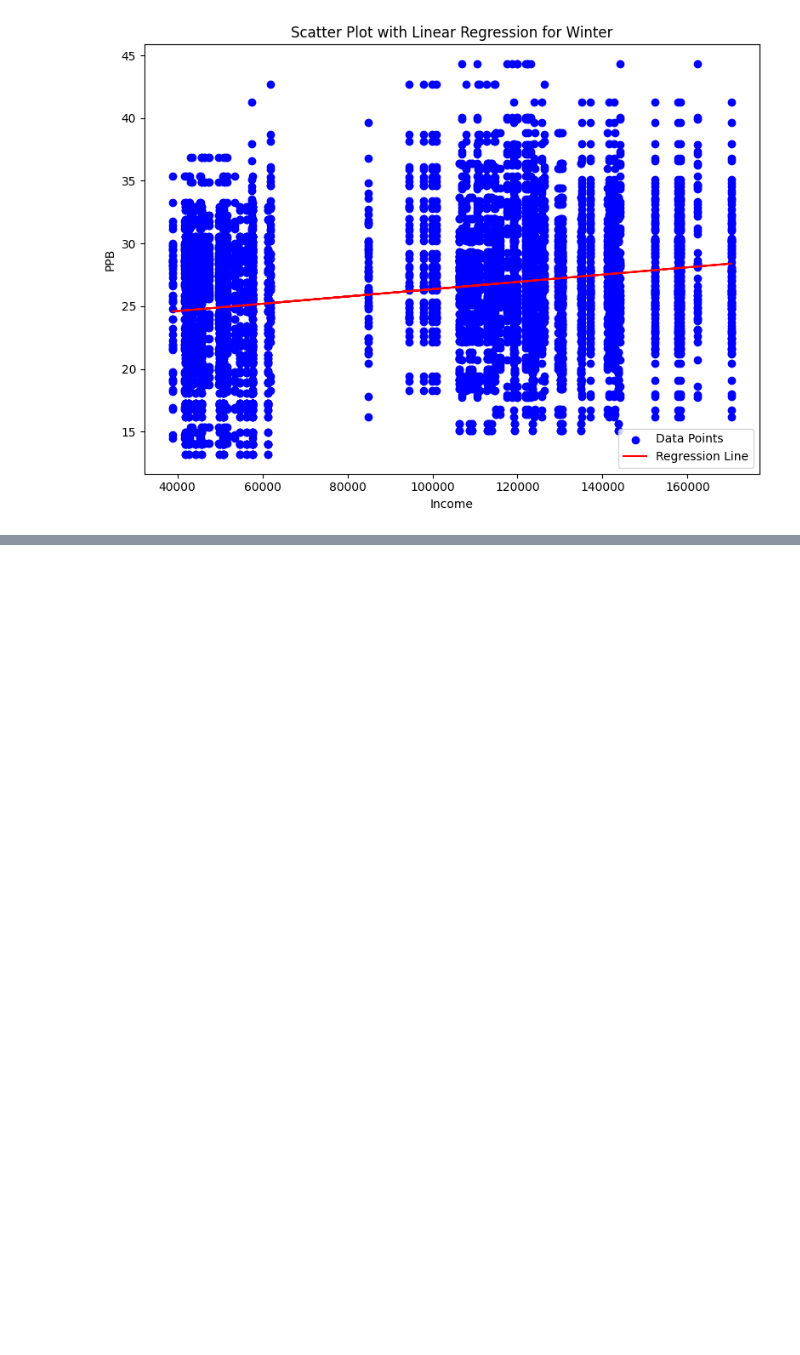
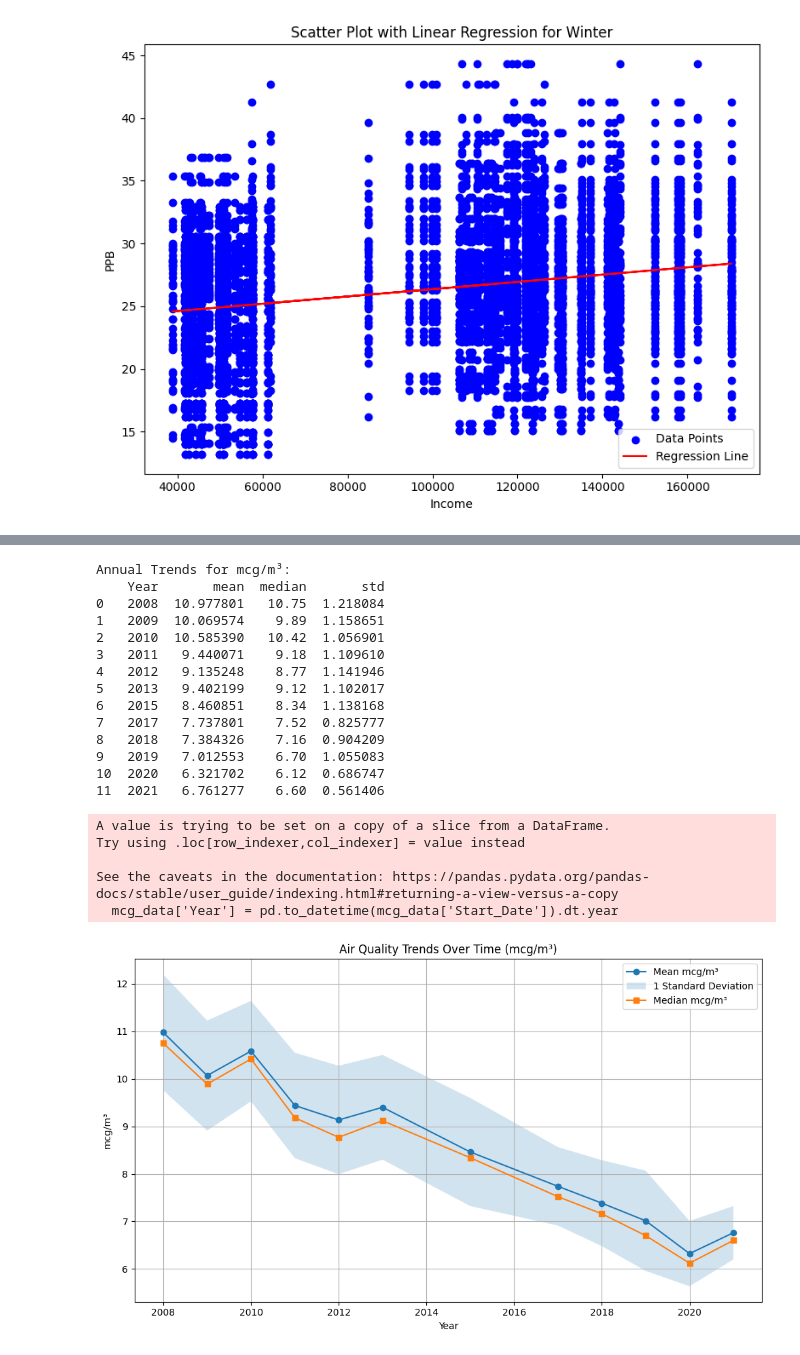
Before and after one commit to miniosushi/CS577_Project, a Jupyter notebook: Notebooks/main_project.ipynb, the cells around one changed output, grey strips where cells are left out. Saved outputs shown, nothing was run; the diff lists cells and outputs as text; code cells hidden in the pictures; blank space fills up the shorter version.

```diff
--- a/Notebooks/main_project.ipynb
+++ b/Notebooks/main_project.ipynb
@@ -376,0 +419,58 @@ Standard Error: 1.5514841625699833e-06
+# %%
+import pandas as pd
+import matplotlib.pyplot as plt
+
+# Load the dataset
+data = pd.read_csv('../Data/Air_Quality.csv')
+
+# Filter for mcg/m³ data and annual averages
+mcg_data = data[(data["Measure Info"] == "mcg/m3") & (data["Time Period"].str.contains("Annual Average"))]
+
+# Extract the year from the Start_Date or Time Period column
+mcg_data['Year'] = pd.to_datetime(mcg_data['Start_Date']).dt.year
+
+# Group by year and calculate mean and standard deviation
+annual_mcg_trends = mcg_data.groupby('Year')["Data Value"].agg(['mean', 'median', 'std']).reset_index()
+
+# Display the yearly summary
+print("Annual Trends for mcg/m³:")
+print(annual_mcg_trends)
+
+# Plot the yearly trends
+plt.figure(figsize=(10, 6))
+plt.plot(annual_mcg_trends['Year'], annual_mcg_trends['mean'], marker='o', label='Mean mcg/m³')
+plt.fill_between(
+    annual_mcg_trends['Year'],
+    annual_mcg_trends['mean'] - annual_mcg_trends['std'],
+    annual_mcg_trends['mean'] + annual_mcg_trends['std'],
+    alpha=0.2, label='1 Standard Deviation'
+)
+plt.plot(annual_mcg_trends['Year'], annual_mcg_trends['median'], marker='s', label='Median mcg/m³')
+plt.title("Air Quality Trends Over Time (mcg/m³)")
+plt.xlabel("Year")
+plt.ylabel("mcg/m³")
+plt.legend()
+plt.grid()
+plt.tight_layout()
+plt.show()
+# %% [output]
+Annual Trends for mcg/m³:
+    Year       mean  median       std
+0   2008  10.977801   10.75  1.218084
+1   2009  10.069574    9.89  1.158651
+2   2010  10.585390   10.42  1.056901
+3   2011   9.440071    9.18  1.109610
+4   2012   9.135248    8.77  1.141946
+5   2013   9.402199    9.12  1.102017
+6   2015   8.460851    8.34  1.138168
+7   2017   7.737801    7.52  0.825777
+8   2018   7.384326    7.16  0.904209
+9   2019   7.012553    6.70  1.055083
+10  2020   6.321702    6.12  0.686747
+11  2021   6.761277    6.60  0.561406
+A value is trying to be set on a copy of a slice from a DataFrame.
+Try using .loc[row_indexer,col_indexer] = value instead
+
+See the caveats in the documentation: https://pandas.pydata.org/pandas-docs/stable/user_guide/indexing.html#returning-a-view-versus-a-copy
+  mcg_data['Year'] = pd.to_datetime(mcg_data['Start_Date']).dt.year
+[figure, added]
```
Also changed, not shown: parts of 1 cell of this notebook, 1 other file.
